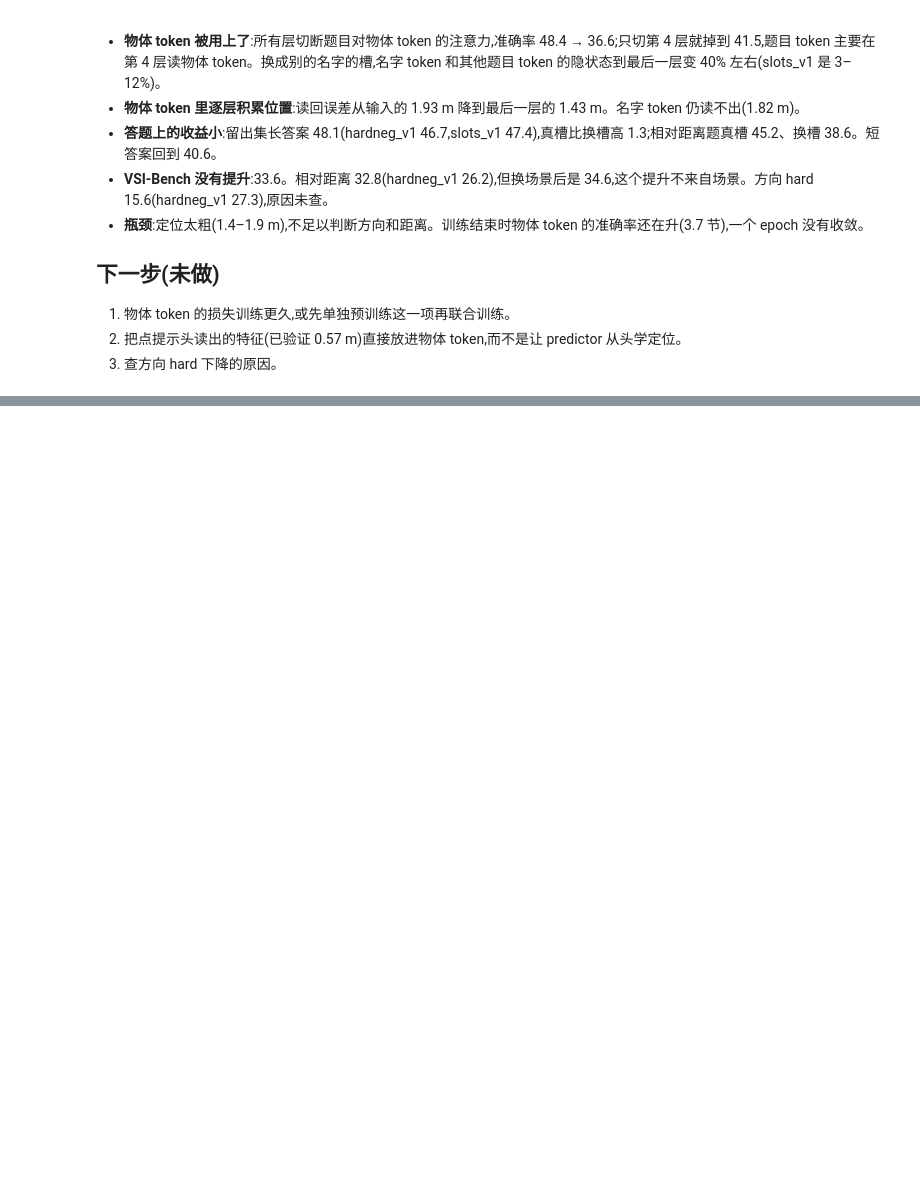
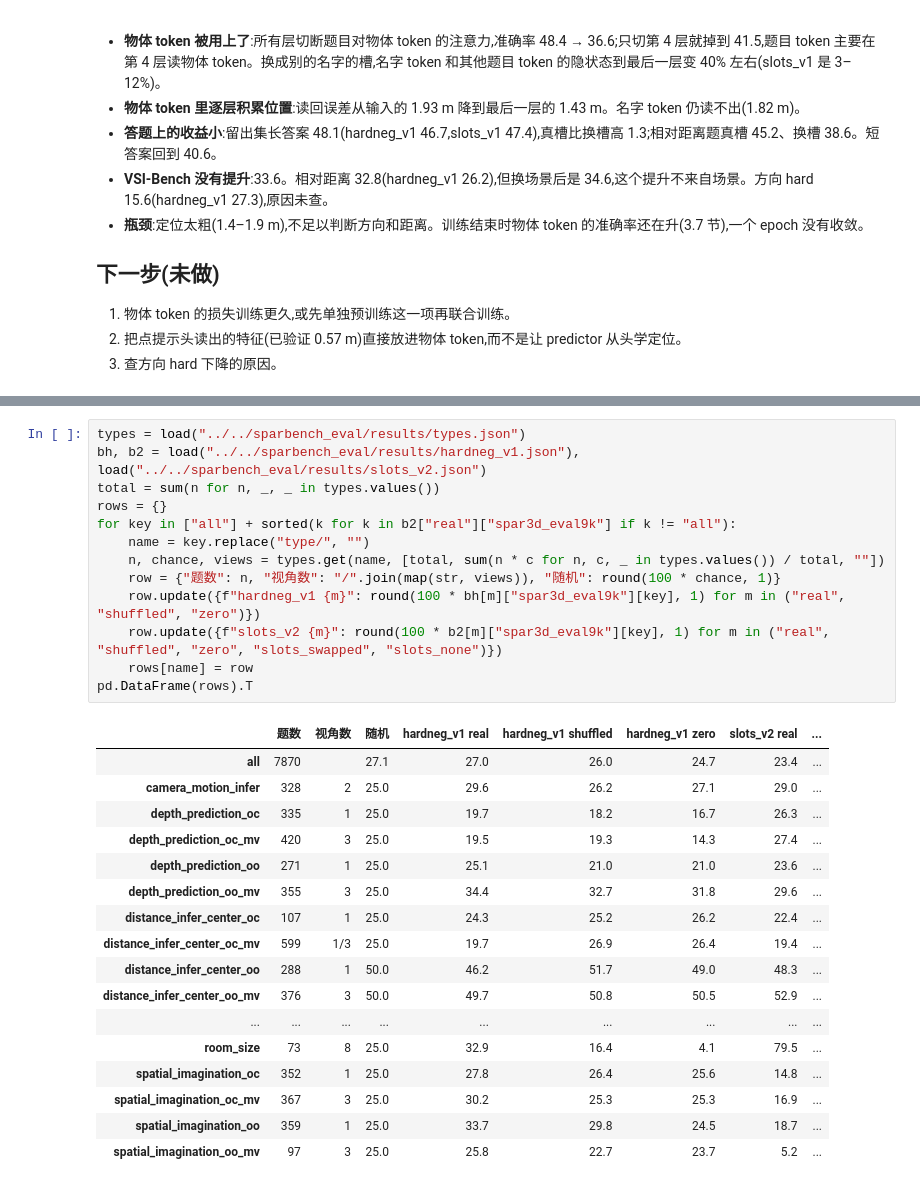
Before and after one commit to FullToker/3DRAE_JEPA, a Jupyter notebook: experiments/slots_v2/notebooks/report.ipynb, the cells around one changed output, grey strips where cells are left out. Cells and saved outputs as stored; diff of their text form; blank space fills up the shorter version.

Commit message:
Report: add the SPAR-Bench evaluation of hardneg_v1 and slots_v2
Co-Authored-By: Claude Fable 5.2 <noreply@anthropic.com>

```diff
--- a/experiments/slots_v2/notebooks/report.ipynb
+++ b/experiments/slots_v2/notebooks/report.ipynb
@@ -466,0 +477,31 @@ pd.DataFrame({k: v for k, v in layer("slots_v2")["hidden_change"].items()}, inde
+# %%
+types = load("../../sparbench_eval/results/types.json")
+bh, b2 = load("../../sparbench_eval/results/hardneg_v1.json"), load("../../sparbench_eval/results/slots_v2.json")
+total = sum(n for n, _, _ in types.values())
+rows = {}
+for key in ["all"] + sorted(k for k in b2["real"]["spar3d_eval9k"] if k != "all"):
+    name = key.replace("type/", "")
+    n, chance, views = types.get(name, [total, sum(n * c for n, c, _ in types.values()) / total, ""])
+    row = {"题数": n, "视角数": "/".join(map(str, views)), "随机": round(100 * chance, 1)}
+    row.update({f"hardneg_v1 {m}": round(100 * bh[m]["spar3d_eval9k"][key], 1) for m in ("real", "shuffled", "zero")})
+    row.update({f"slots_v2 {m}": round(100 * b2[m]["spar3d_eval9k"][key], 1) for m in ("real", "shuffled", "zero", "slots_swapped", "slots_none")})
+    rows[name] = row
+pd.DataFrame(rows).T
+# %% [output]
+|  | 题数 | 视角数 | 随机 | hardneg_v1 real | hardneg_v1 shuffled | hardneg_v1 zero | slots_v2 real | ... |
+| all | 7870 |  | 27.1 | 27.0 | 26.0 | 24.7 | 23.4 | ... |
+| camera_motion_infer | 328 | 2 | 25.0 | 29.6 | 26.2 | 27.1 | 29.0 | ... |
+| depth_prediction_oc | 335 | 1 | 25.0 | 19.7 | 18.2 | 16.7 | 26.3 | ... |
+| depth_prediction_oc_mv | 420 | 3 | 25.0 | 19.5 | 19.3 | 14.3 | 27.4 | ... |
+| depth_prediction_oo | 271 | 1 | 25.0 | 25.1 | 21.0 | 21.0 | 23.6 | ... |
+| depth_prediction_oo_mv | 355 | 3 | 25.0 | 34.4 | 32.7 | 31.8 | 29.6 | ... |
+| distance_infer_center_oc | 107 | 1 | 25.0 | 24.3 | 25.2 | 26.2 | 22.4 | ... |
+| distance_infer_center_oc_mv | 599 | 1/3 | 25.0 | 19.7 | 26.9 | 26.4 | 19.4 | ... |
+| distance_infer_center_oo | 288 | 1 | 50.0 | 46.2 | 51.7 | 49.0 | 48.3 | ... |
+| distance_infer_center_oo_mv | 376 | 3 | 50.0 | 49.7 | 50.8 | 50.5 | 52.9 | ... |
+| ... | ... | ... | ... | ... | ... | ... | ... | ... |
+| room_size | 73 | 8 | 25.0 | 32.9 | 16.4 | 4.1 | 79.5 | ... |
+| spatial_imagination_oc | 352 | 1 | 25.0 | 27.8 | 26.4 | 25.6 | 14.8 | ... |
+| spatial_imagination_oc_mv | 367 | 3 | 25.0 | 30.2 | 25.3 | 25.3 | 16.9 | ... |
+| spatial_imagination_oo | 359 | 1 | 25.0 | 33.7 | 29.8 | 24.5 | 18.7 | ... |
+| spatial_imagination_oo_mv | 97 | 3 | 25.0 | 25.8 | 22.7 | 23.7 | 5.2 | ... |
```
Also changed, not shown: parts of 3 cells of this notebook.
